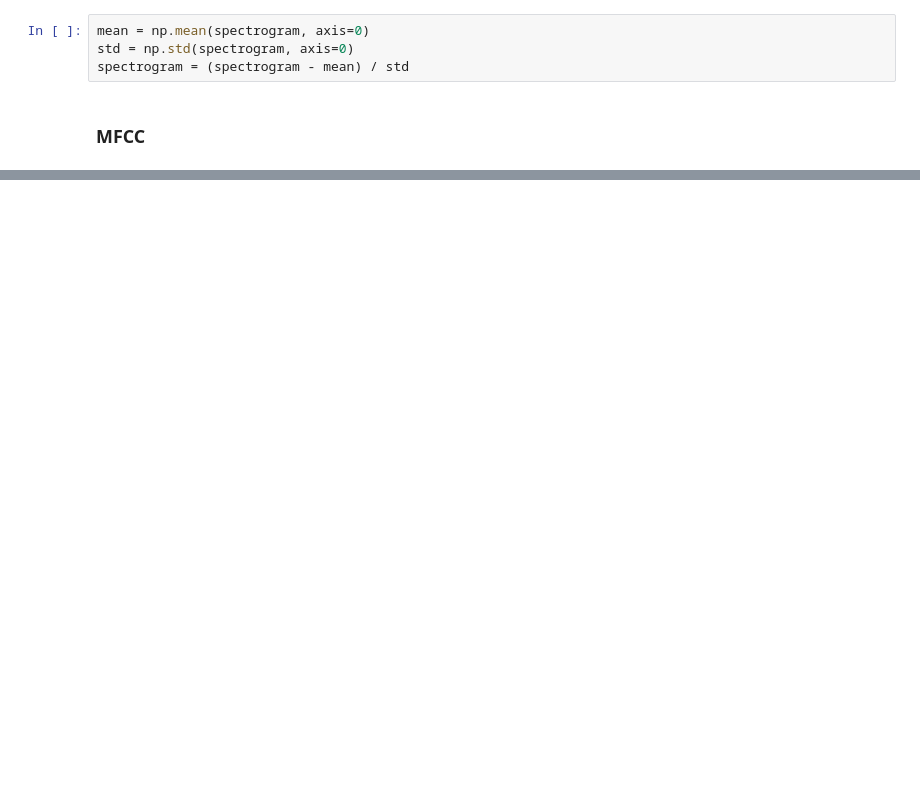
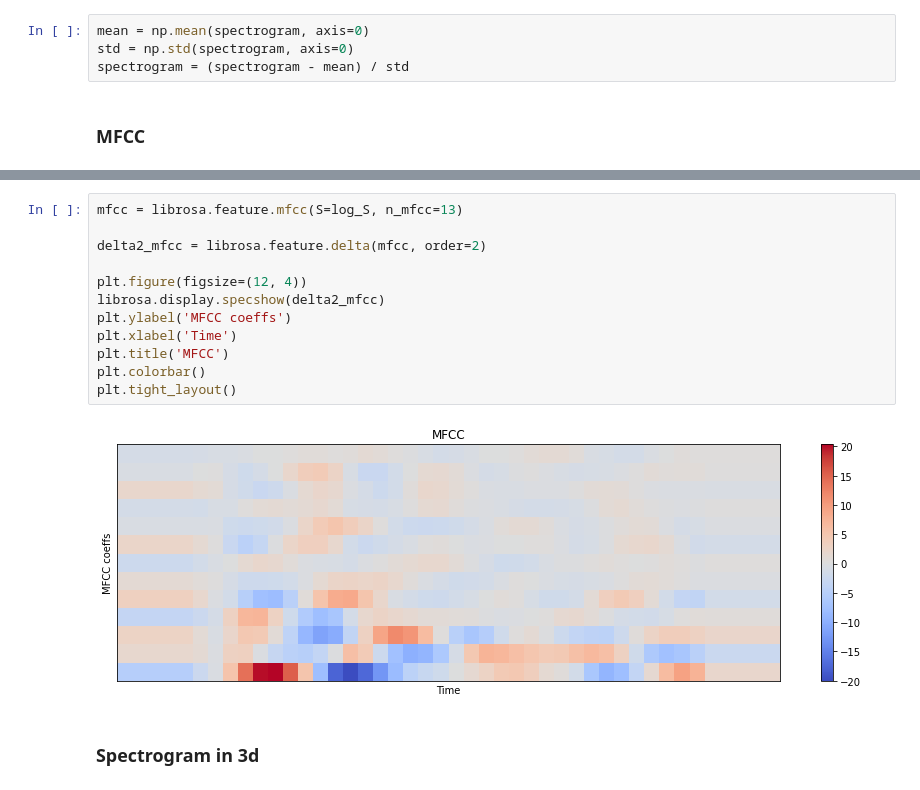
Before and after one commit to sinjy1203/kaggle_studying, a Jupyter notebook: Image_multi-classification_Speech-Recognition_1.ipynb, the cells around one changed output, grey strips where cells are left out. Cells and saved outputs as stored; diff of their text form; blank space fills up the shorter version.

```diff
--- a/Image_multi-classification_Speech-Recognition_1.ipynb
+++ b/Image_multi-classification_Speech-Recognition_1.ipynb
@@ -73,0 +85,16 @@ spectrogram = (spectrogram - mean) / std
+# %%
+mfcc = librosa.feature.mfcc(S=log_S, n_mfcc=13)
+
+delta2_mfcc = librosa.feature.delta(mfcc, order=2)
+
+plt.figure(figsize=(12, 4))
+librosa.display.specshow(delta2_mfcc)
+plt.ylabel('MFCC coeffs')
+plt.xlabel('Time')
+plt.title('MFCC')
+plt.colorbar()
+plt.tight_layout()
+# %% [output]
+[figure, added]
+# %% [markdown]
+### Spectrogram in 3d
```
Also changed, not shown: parts of 6 cells of this notebook.
